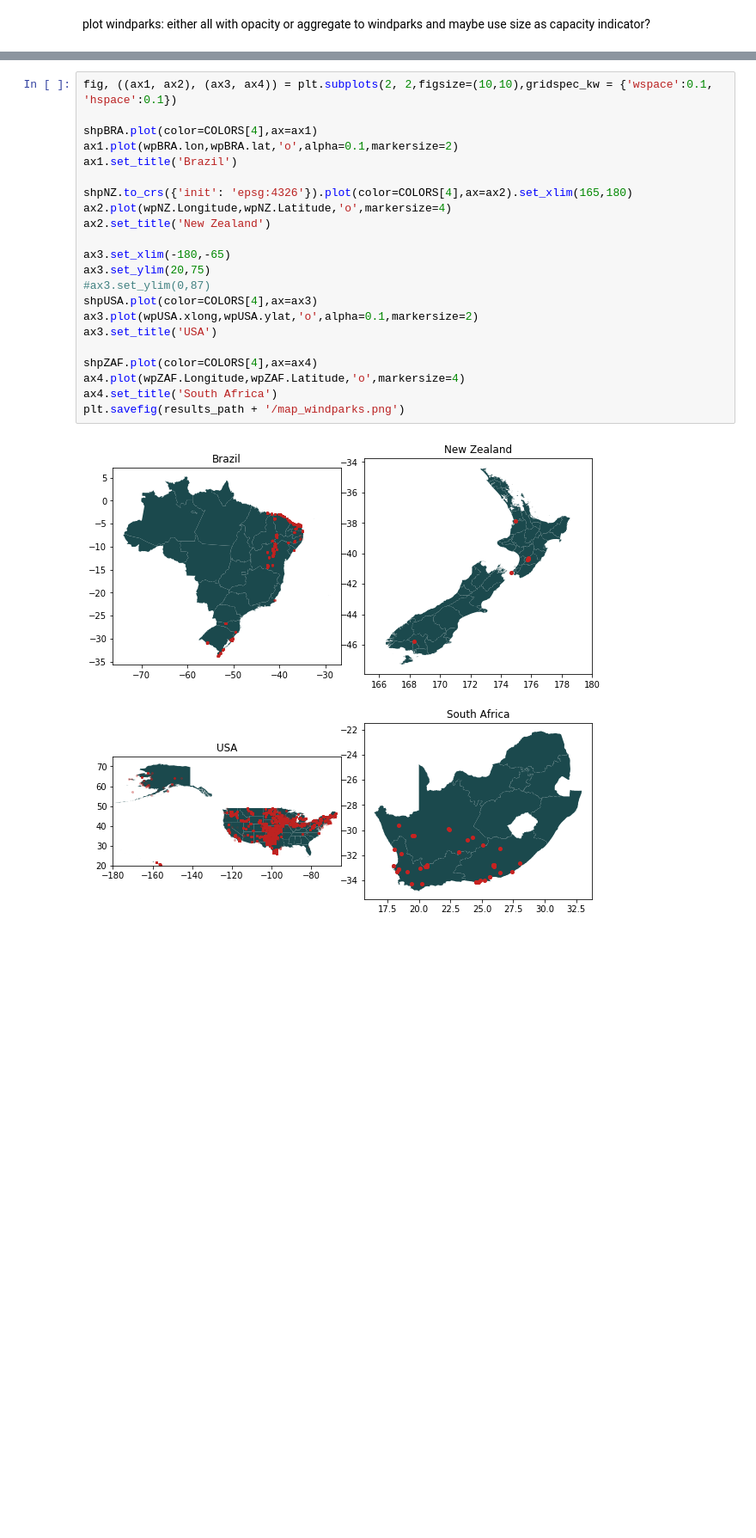
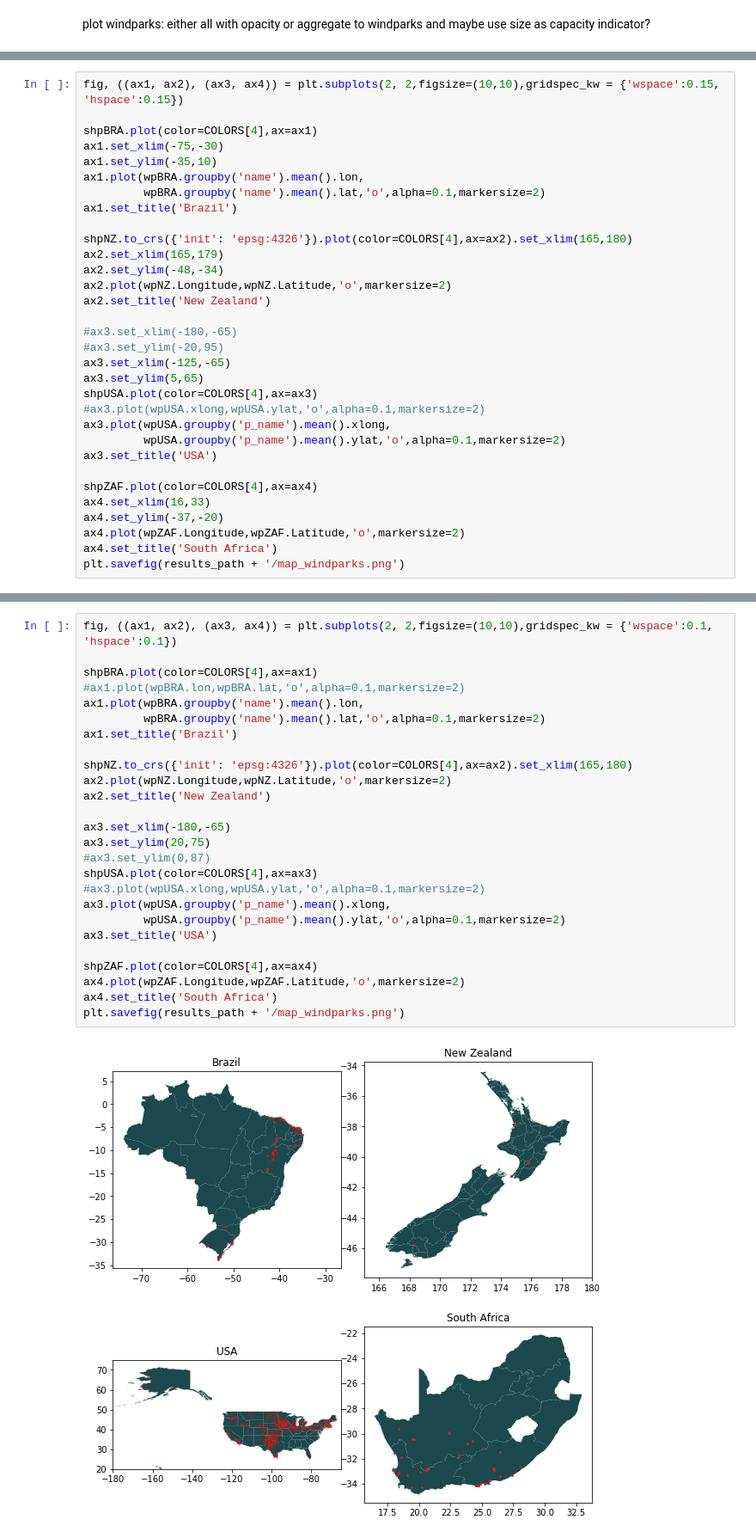
Before and after one commit to KatharinaGruber/windpower_GWA, a Jupyter notebook: plot_maps.ipynb, the cells around one changed output, grey strips where cells are left out. Shown at 86% size. Cells and saved outputs as stored; diff of their text form; blank space fills up the shorter version.

Commit message:
adapt marker sizes maps

```diff
--- a/plot_maps.ipynb
+++ b/plot_maps.ipynb
@@ -50,3 +92,35 @@ plt.plot(wpZAF.Longitude,wpZAF.Latitude,'o',markersize=4)
 # %% [output]
 [<matplotlib.lines.Line2D at 0x...>]
 [figure]
+# %%
+fig, ((ax1, ax2), (ax3, ax4)) = plt.subplots(2, 2,figsize=(10,10),gridspec_kw = {'wspace':0.15, 'hspace':0.15})
+
+shpBRA.plot(color=COLORS[4],ax=ax1)
+ax1.set_xlim(-75,-30)
+ax1.set_ylim(-35,10)
+ax1.plot(wpBRA.groupby('name').mean().lon,
+         wpBRA.groupby('name').mean().lat,'o',alpha=0.1,markersize=2)
+ax1.set_title('Brazil')
+
+shpNZ.to_crs({'init': 'epsg:4326'}).plot(color=COLORS[4],ax=ax2).set_xlim(165,180)
+ax2.set_xlim(165,179)
+ax2.set_ylim(-48,-34)
+ax2.plot(wpNZ.Longitude,wpNZ.Latitude,'o',markersize=2)
+ax2.set_title('New Zealand')
+
+#ax3.set_xlim(-180,-65)
+#ax3.set_ylim(-20,95)
+ax3.set_xlim(-125,-65)
+ax3.set_ylim(5,65)
+shpUSA.plot(color=COLORS[4],ax=ax3)
+#ax3.plot(wpUSA.xlong,wpUSA.ylat,'o',alpha=0.1,markersize=2)
+ax3.plot(wpUSA.groupby('p_name').mean().xlong,
+         wpUSA.groupby('p_name').mean().ylat,'o',alpha=0.1,markersize=2)
+ax3.set_title('USA')
+
+shpZAF.plot(color=COLORS[4],ax=ax4)
+ax4.set_xlim(16,33)
+ax4.set_ylim(-37,-20)
+ax4.plot(wpZAF.Longitude,wpZAF.Latitude,'o',markersize=2)
+ax4.set_title('South Africa')
+plt.savefig(results_path + '/map_windparks.png')
@@ -53,24 +129,28 @@ plt.plot(wpZAF.Longitude,wpZAF.Latitude,'o',markersize=4)
 # %%
 fig, ((ax1, ax2), (ax3, ax4)) = plt.subplots(2, 2,figsize=(10,10),gridspec_kw = {'wspace':0.1, 'hspace':0.1})
 
 shpBRA.plot(color=COLORS[4],ax=ax1)
-ax1.plot(wpBRA.lon,wpBRA.lat,'o',alpha=0.1,markersize=2)
+#ax1.plot(wpBRA.lon,wpBRA.lat,'o',alpha=0.1,markersize=2)
+ax1.plot(wpBRA.groupby('name').mean().lon,
+         wpBRA.groupby('name').mean().lat,'o',alpha=0.1,markersize=2)
 ax1.set_title('Brazil')
 
 shpNZ.to_crs({'init': 'epsg:4326'}).plot(color=COLORS[4],ax=ax2).set_xlim(165,180)
-ax2.plot(wpNZ.Longitude,wpNZ.Latitude,'o',markersize=4)
+ax2.plot(wpNZ.Longitude,wpNZ.Latitude,'o',markersize=2)
 ax2.set_title('New Zealand')
 
 ax3.set_xlim(-180,-65)
 ax3.set_ylim(20,75)
 #ax3.set_ylim(0,87)
 shpUSA.plot(color=COLORS[4],ax=ax3)
-ax3.plot(wpUSA.xlong,wpUSA.ylat,'o',alpha=0.1,markersize=2)
+#ax3.plot(wpUSA.xlong,wpUSA.ylat,'o',alpha=0.1,markersize=2)
+ax3.plot(wpUSA.groupby('p_name').mean().xlong,
+         wpUSA.groupby('p_name').mean().ylat,'o',alpha=0.1,markersize=2)
 ax3.set_title('USA')
 
 shpZAF.plot(color=COLORS[4],ax=ax4)
-ax4.plot(wpZAF.Longitude,wpZAF.Latitude,'o',markersize=4)
+ax4.plot(wpZAF.Longitude,wpZAF.Latitude,'o',markersize=2)
 ax4.set_title('South Africa')
 plt.savefig(results_path + '/map_windparks.png')
 # %% [output]
-[figure, old version]
+[figure, new version]
```
Also changed, not shown: parts of 8 cells of this notebook.
